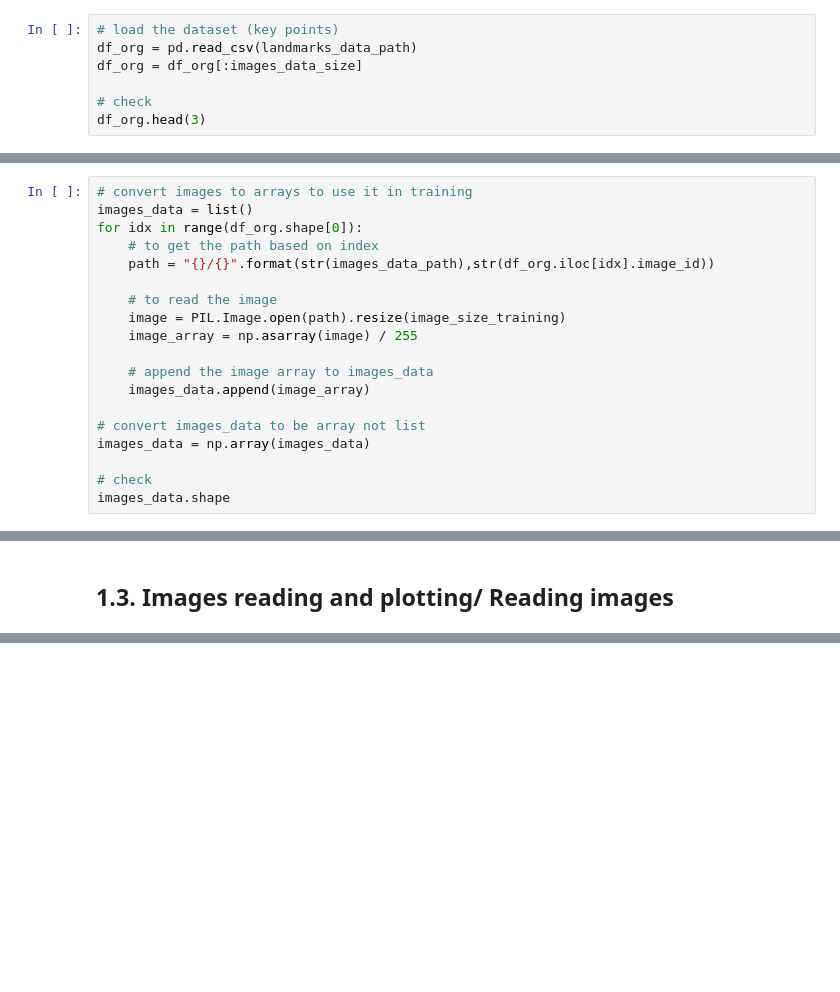
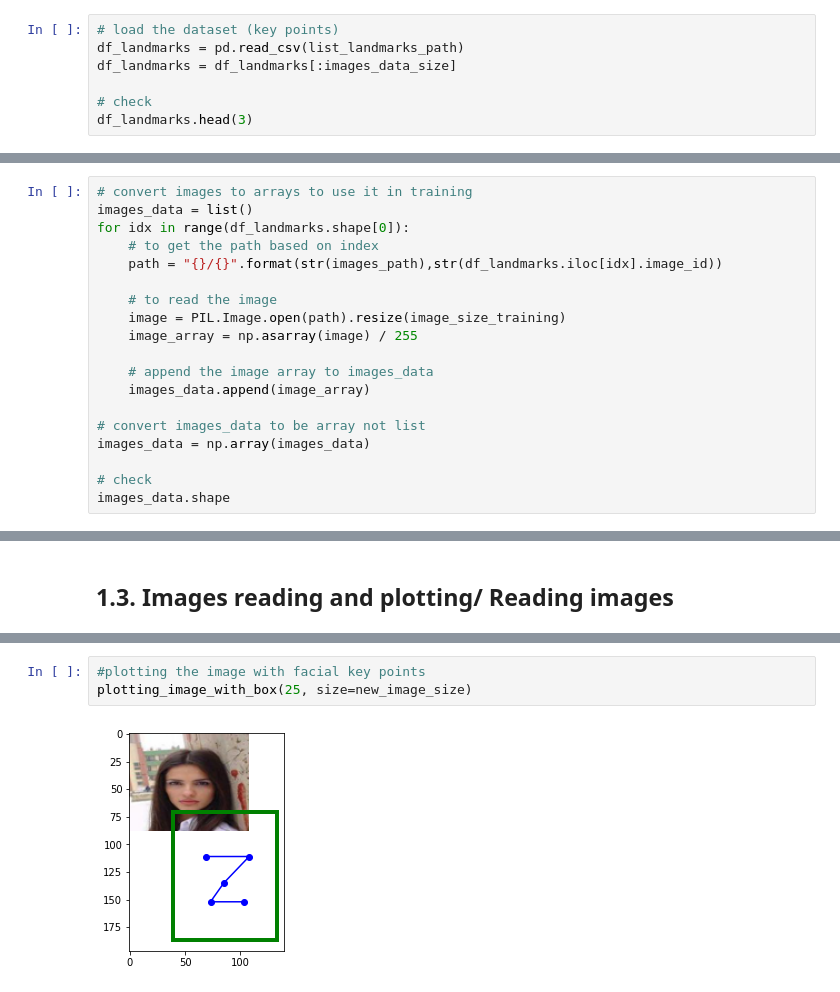
Before and after one commit to rodrigo103/AprendizajeAutomatico, a Jupyter notebook: Copia_de_tp2_ml.ipynb, the cells around one changed output, grey strips where cells are left out. Saved outputs shown, nothing was run; the diff lists cells and outputs as text; blank space fills up the shorter version.

```diff
--- a/Copia_de_tp2_ml.ipynb
+++ b/Copia_de_tp2_ml.ipynb
@@ -131,11 +130,11 @@ new_image_size
 ### 1.1.1. Loading the key points data
 # %%
 # load the dataset (key points)
-df_org = pd.read_csv(landmarks_data_path)
-df_org = df_org[:images_data_size]
+df_landmarks = pd.read_csv(list_landmarks_path)
+df_landmarks = df_landmarks[:images_data_size]
 
 # check
-df_org.head(3)
+df_landmarks.head(3)
 # %% [output]
 |  | image_id | lefteye_x | lefteye_y | righteye_x | righteye_y | nose_x | nose_y | leftmouth_x | leftmouth_y | ... |
 | 0 | 000001.jpg | 69 | 109 | 106 | 113 | 77 | 142 | 73 | 152 | ... |
@@ -174,9 +216,9 @@ df_org.head(3)
 # %%
 # convert images to arrays to use it in training
 images_data = list()
-for idx in range(df_org.shape[0]):
+for idx in range(df_landmarks.shape[0]):
     # to get the path based on index
-    path = "{}/{}".format(str(images_data_path),str(df_org.iloc[idx].image_id))
+    path = "{}/{}".format(str(images_path),str(df_landmarks.iloc[idx].image_id))
 
     # to read the image
     image = PIL.Image.open(path).resize(image_size_training)
@@ -311,2 +422,7 @@ plotting_image_with_box(25)
+# %%
+#plotting the image with facial key points
+plotting_image_with_box(25, size=new_image_size)
+# %% [output]
+[figure, added]
 # %%
 tf.keras.applications.ResNet50()
```
Also changed, not shown: parts of 20 cells of this notebook.
